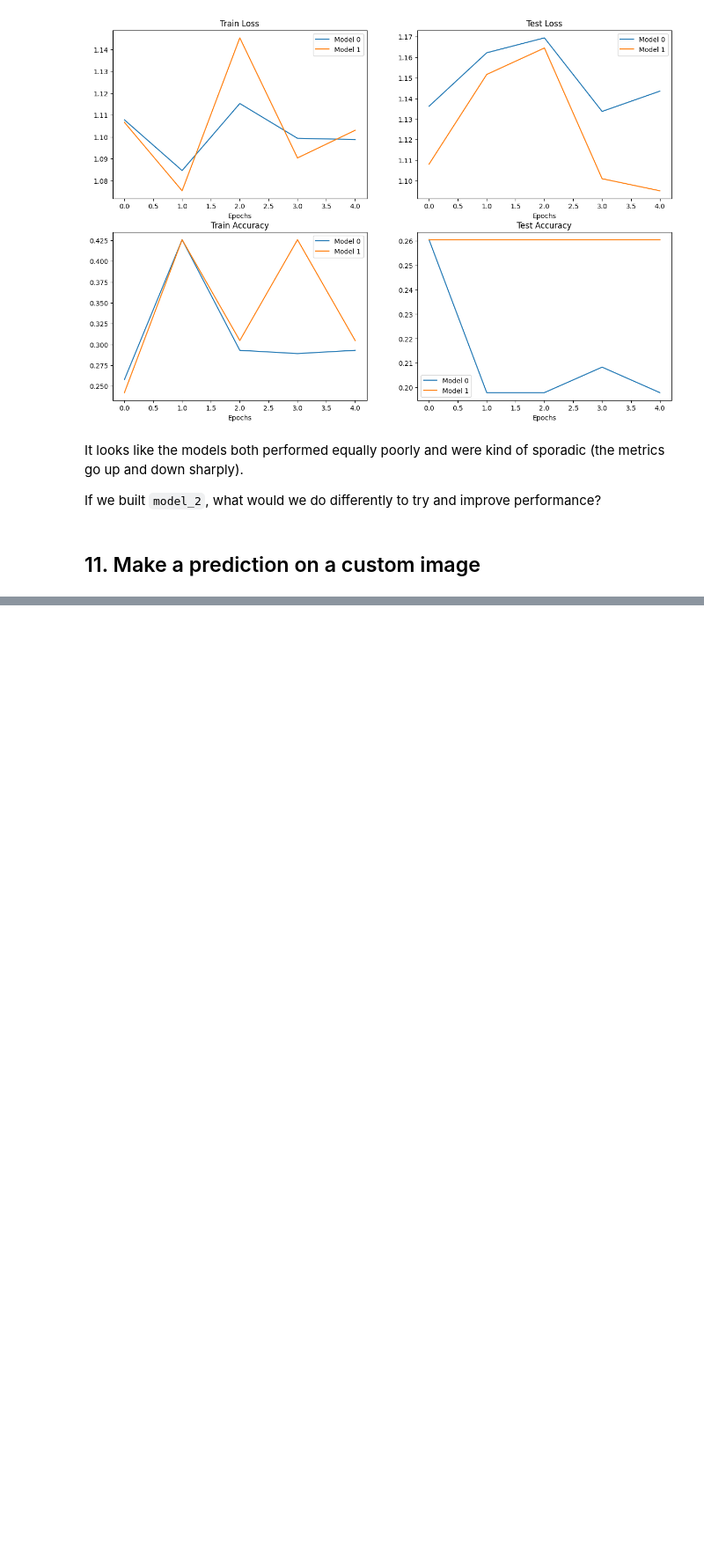
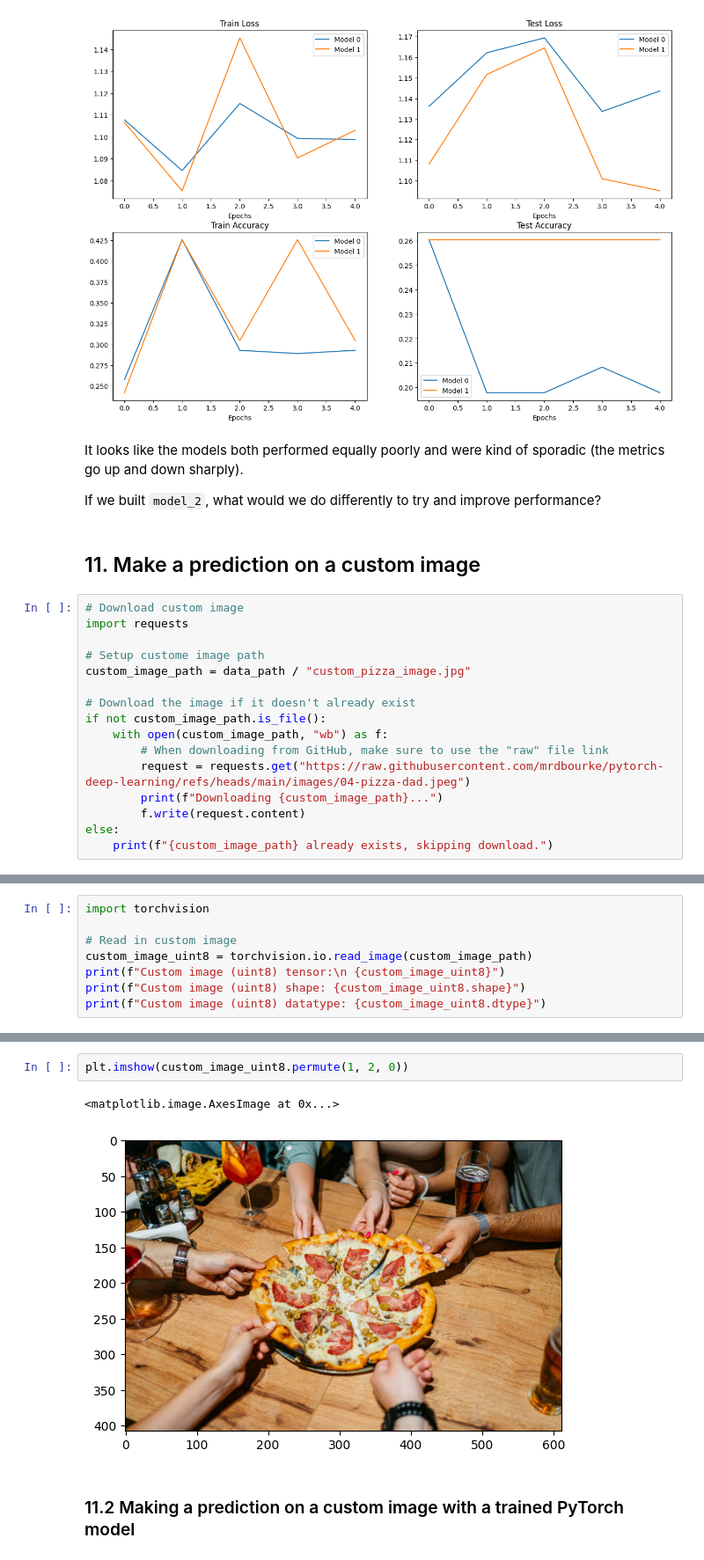
Before and after one commit to lamnhuthoa/pytorch-for-deep-learning, a Jupyter notebook: 04_pytorch_custom_datasets/04_pytorch_custom_datasets.ipynb, the cells around one changed output, grey strips where cells are left out. Shown at 88% size. Drawn from its saved outputs; the diff is of its cells as text; blank space fills up the shorter version.

Commit message:
Finish 04 PyTorch Custom Dataset

```diff
--- a/04_pytorch_custom_datasets/04_pytorch_custom_datasets.ipynb
+++ b/04_pytorch_custom_datasets/04_pytorch_custom_datasets.ipynb
@@ -1414,3 +1427,19 @@ It looks like the models both performed equally poorly and were kind of sporadic
 If we built `model_2`, what would we do differently to try and improve performance?
 # %% [markdown]
 ## 11. Make a prediction on a custom image
+# %%
+# Download custom image
+import requests
+
+# Setup custome image path
+custom_image_path = data_path / "custom_pizza_image.jpg"
+
+# Download the image if it doesn't already exist
+if not custom_image_path.is_file():
+    with open(custom_image_path, "wb") as f:
+        # When downloading from GitHub, make sure to use the "raw" file link
+        request = requests.get("https://raw.githubusercontent.com/mrdbourke/pytorch-deep-learning/refs/heads/main/images/04-pizza-dad.jpeg")
+        print(f"Downloading {custom_image_path}...")
+        f.write(request.content)
+else:
+    print(f"{custom_image_path} already exists, skipping download.")
@@ -1416,0 +1461,8 @@ If we built `model_2`, what would we do differently to try and improve performan
+# %%
+import torchvision
+
+# Read in custom image
+custom_image_uint8 = torchvision.io.read_image(custom_image_path)
+print(f"Custom image (uint8) tensor:\n {custom_image_uint8}")
+print(f"Custom image (uint8) shape: {custom_image_uint8.shape}")
+print(f"Custom image (uint8) datatype: {custom_image_uint8.dtype}")
@@ -1416,0 +1487,7 @@ If we built `model_2`, what would we do differently to try and improve performan
+# %%
+plt.imshow(custom_image_uint8.permute(1, 2, 0))
+# %% [output]
+<matplotlib.image.AxesImage at 0x...>
+[figure, added]
+# %% [markdown]
+### 11.2 Making a prediction on a custom image with a trained PyTorch model
```
Also changed, not shown: parts of 39 cells of this notebook, 2 other files.
